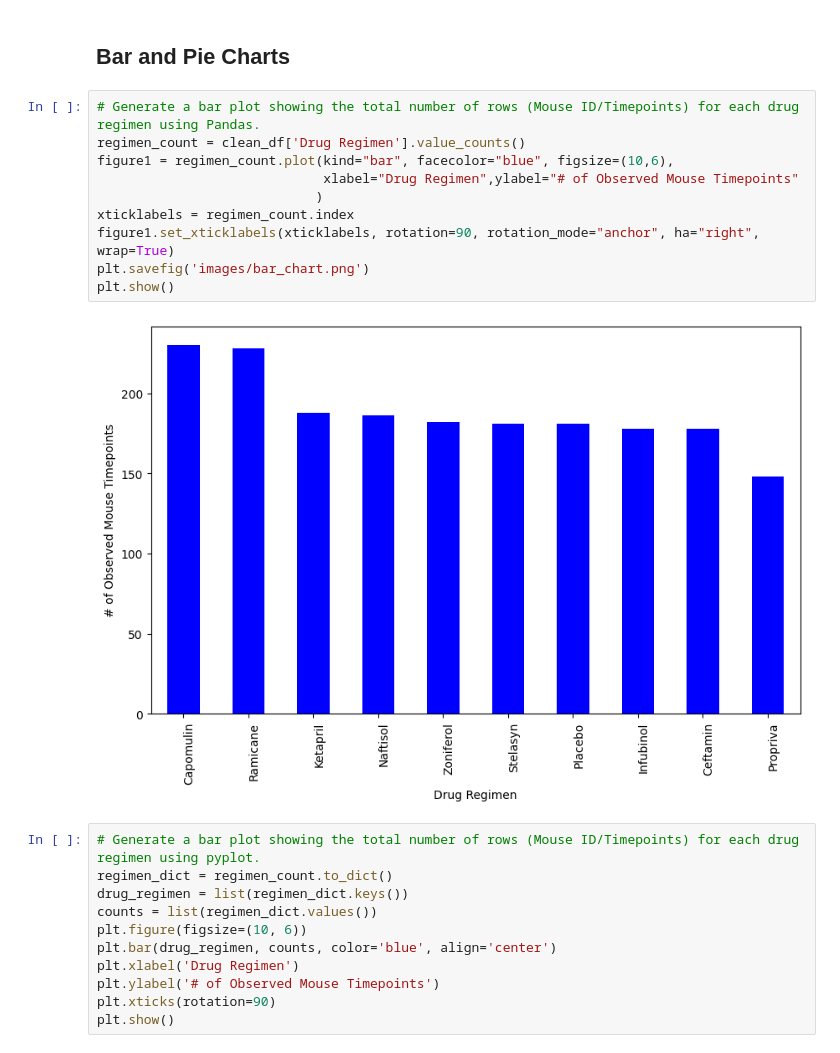
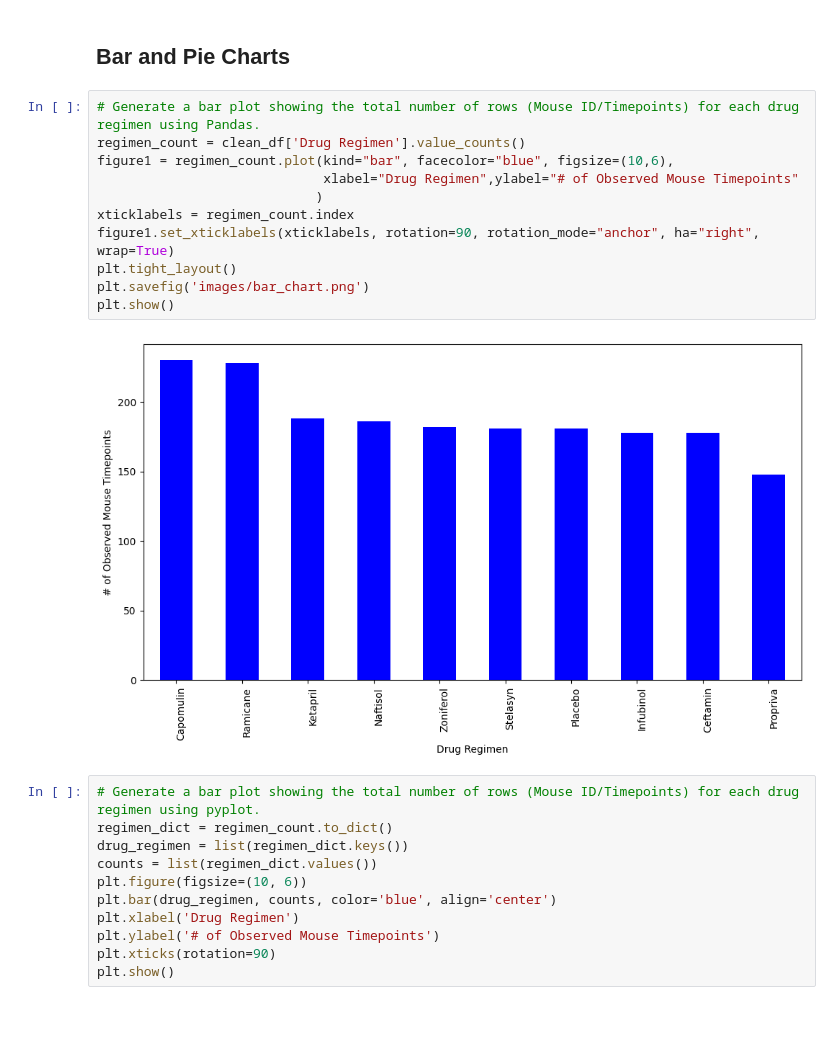
Before and after one commit to elgnol/Pymaceuticals, a Jupyter notebook: pymaceuticals.ipynb, the cells around one changed output. Cells and saved outputs as stored; diff of their text form; blank space fills up the shorter version.

```diff
--- a/pymaceuticals.ipynb
+++ b/pymaceuticals.ipynb
@@ -129,15 +129,16 @@ summary_stats_agg
 # %%
 # Generate a bar plot showing the total number of rows (Mouse ID/Timepoints) for each drug regimen using Pandas.
 regimen_count = clean_df['Drug Regimen'].value_counts()
 figure1 = regimen_count.plot(kind="bar", facecolor="blue", figsize=(10,6),
                              xlabel="Drug Regimen",ylabel="# of Observed Mouse Timepoints"
                             )
 xticklabels = regimen_count.index
 figure1.set_xticklabels(xticklabels, rotation=90, rotation_mode="anchor", ha="right", wrap=True)
+plt.tight_layout()
 plt.savefig('images/bar_chart.png')
 plt.show()
 # %% [output]
-[figure, old version]
+[figure, new version]
 # %%
 # Generate a bar plot showing the total number of rows (Mouse ID/Timepoints) for each drug regimen using pyplot.
 regimen_dict = regimen_count.to_dict()
```
Also changed, not shown: 1 other file.
